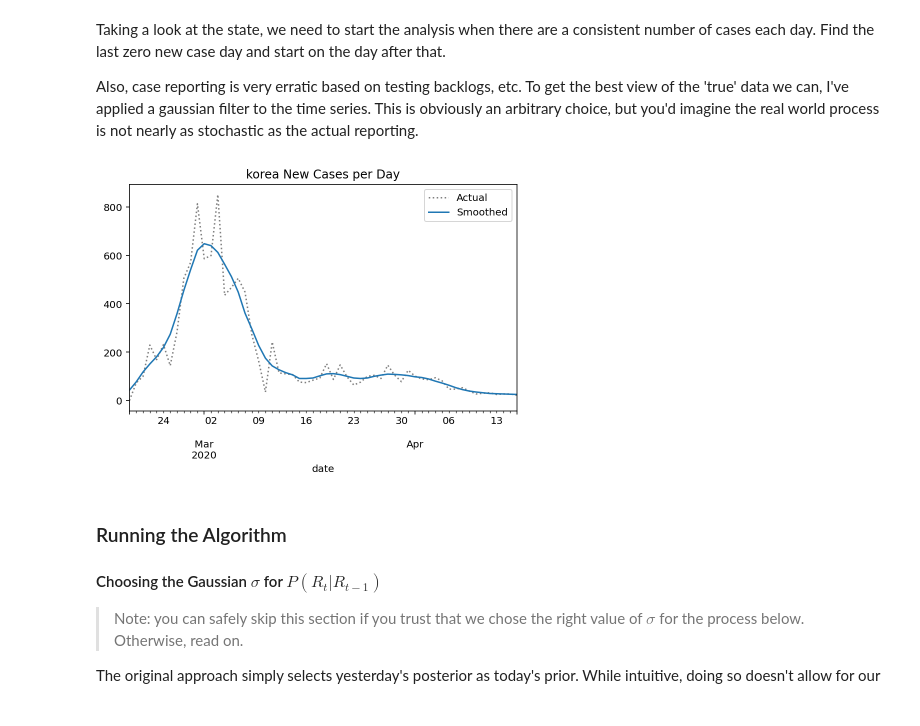
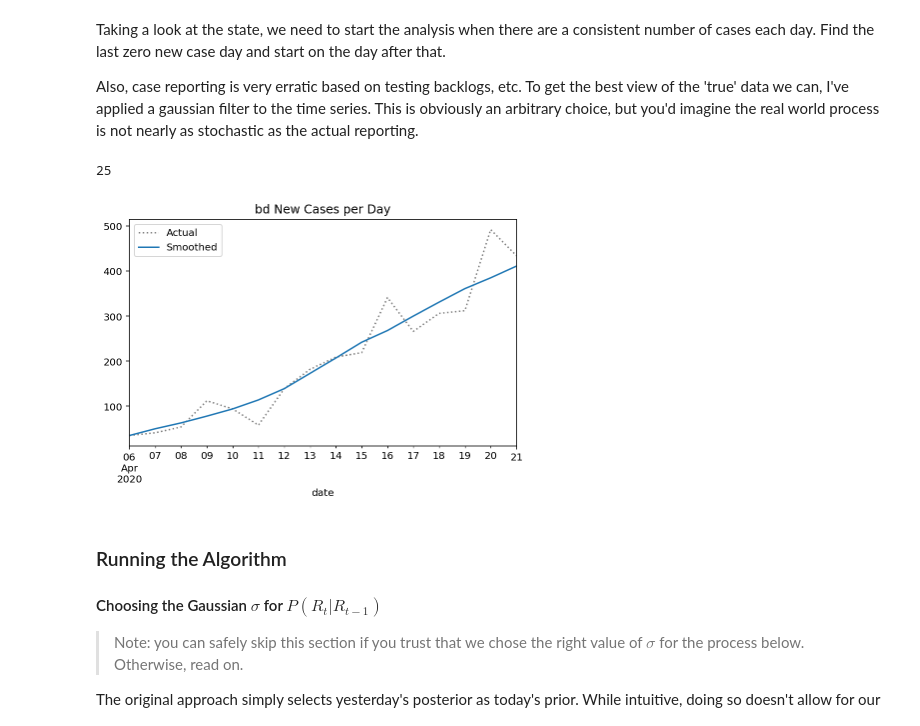
Before and after one commit to tmoon/coronavirus, a Jupyter notebook: Copy_of_Realtime_R0.ipynb, the cells around one changed output. Cells and saved outputs as stored; diff of their text form; code cells hidden in the pictures.

```diff
--- a/Copy_of_Realtime_R0.ipynb
+++ b/Copy_of_Realtime_R0.ipynb
@@ -285,9 +286,9 @@ We can see that the most likely value of $R_t$ changes with time and the highest
 Load US state case data from CovidTracking.com
 # %%
 filedir = "coronavirus/datasets"
-filename = "korea_april_16.csv"
+filename = "bd_April_22.csv"
 country_name = filename[:filename.find('_')]
-start_date = '2020-02-19'
+start_date = '2020-03-11'
 country = pd.read_csv(filedir+'/'+filename,
                      usecols=[0, 1],
                      parse_dates=[0],
@@ -296,6 +297,4 @@ country = pd.read_csv(filedir+'/'+filename,
                      header=None,
                      skiprows = 1,
                      squeeze=False).sort_index()#
-cutoff = (pd.to_datetime(start_date) - pd.to_datetime(country.index[0])).days
-assert cutoff > 0
-country.head(10)
+cutoff = 25
@@ -316,40 +302,44 @@ country.head(10)
 Taking a look at the state, we need to start the analysis when there are a consistent number of cases each day. Find the last zero new case day and start on the day after that.
 
 Also, case reporting is very erratic based on testing backlogs, etc. To get the best view of the 'true' data we can, I've applied a gaussian filter to the time series. This is obviously an arbitrary choice, but you'd imagine the real world process is not nearly as stochastic as the actual reporting.
+# %%
+print(cutoff)
+# %% [output]
+25
 # %%
-def prepare_cases(cases, cutoff=25):
+def prepare_cases(cases, cutoff=10):
     new_cases = cases.diff()
 
     smoothed = new_cases.rolling(7,
         win_type='gaussian',
         min_periods=1,
         center=True).mean(std=2).round()
 
     idx_start = np.searchsorted(smoothed, cutoff)
 
     smoothed = smoothed.iloc[idx_start:]
     original = new_cases.loc[smoothed.index]
 
     return original, smoothed
 
 cases = country['positive'].rename(f"{country_name} cases")
 
-original, smoothed = prepare_cases(cases)
+original, smoothed = prepare_cases(cases, cutoff)
 
 original.plot(title=f"{country_name} New Cases per Day",
                c='k',
                linestyle=':',
                alpha=.5,
                label='Actual',
                legend=True,
              figsize=(500/72, 300/72))
 
 ax = smoothed.plot(label='Smoothed',
                    legend=True)
 
 ax.get_figure().set_facecolor('w')
 # %% [output]
-[figure, old version]
+[figure, new version]
 # %% [markdown]
 ### Running the Algorithm
 
```
Also changed, not shown: parts of 9 cells of this notebook.
